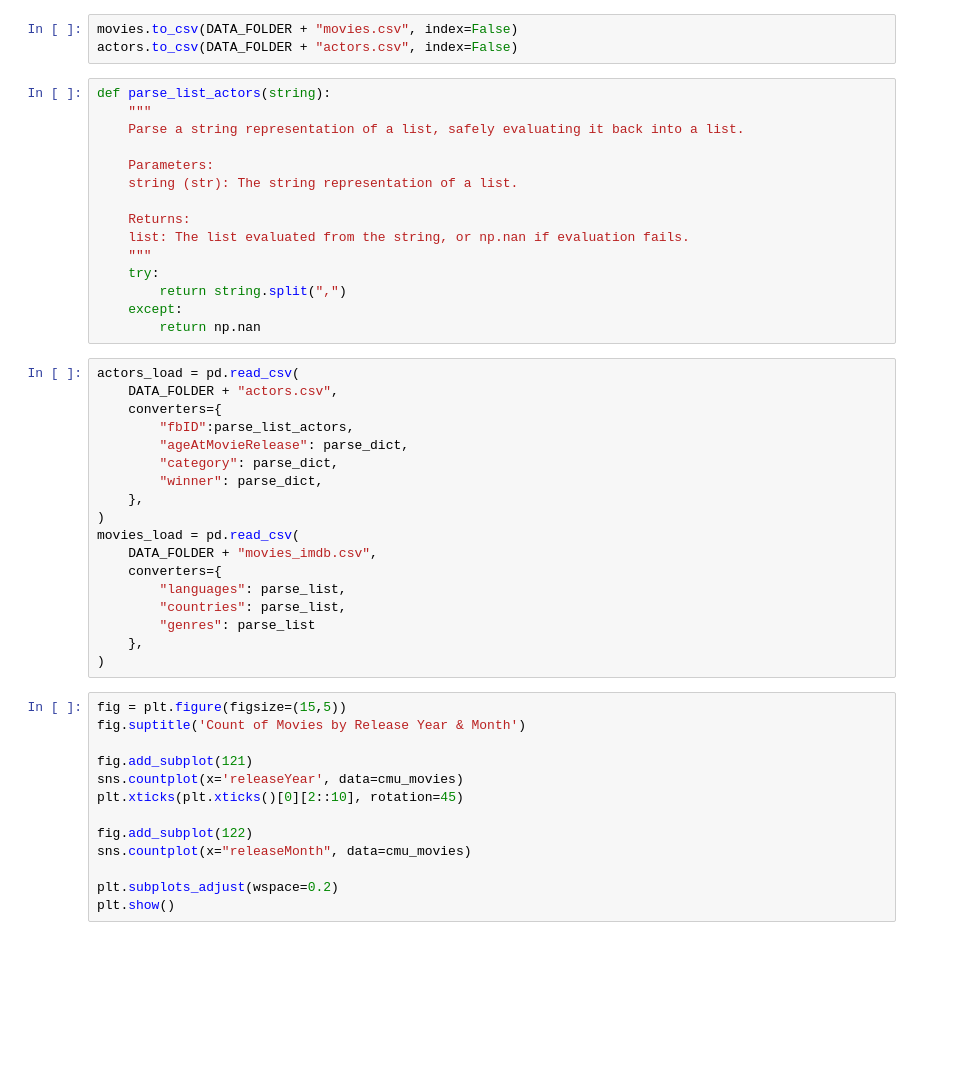
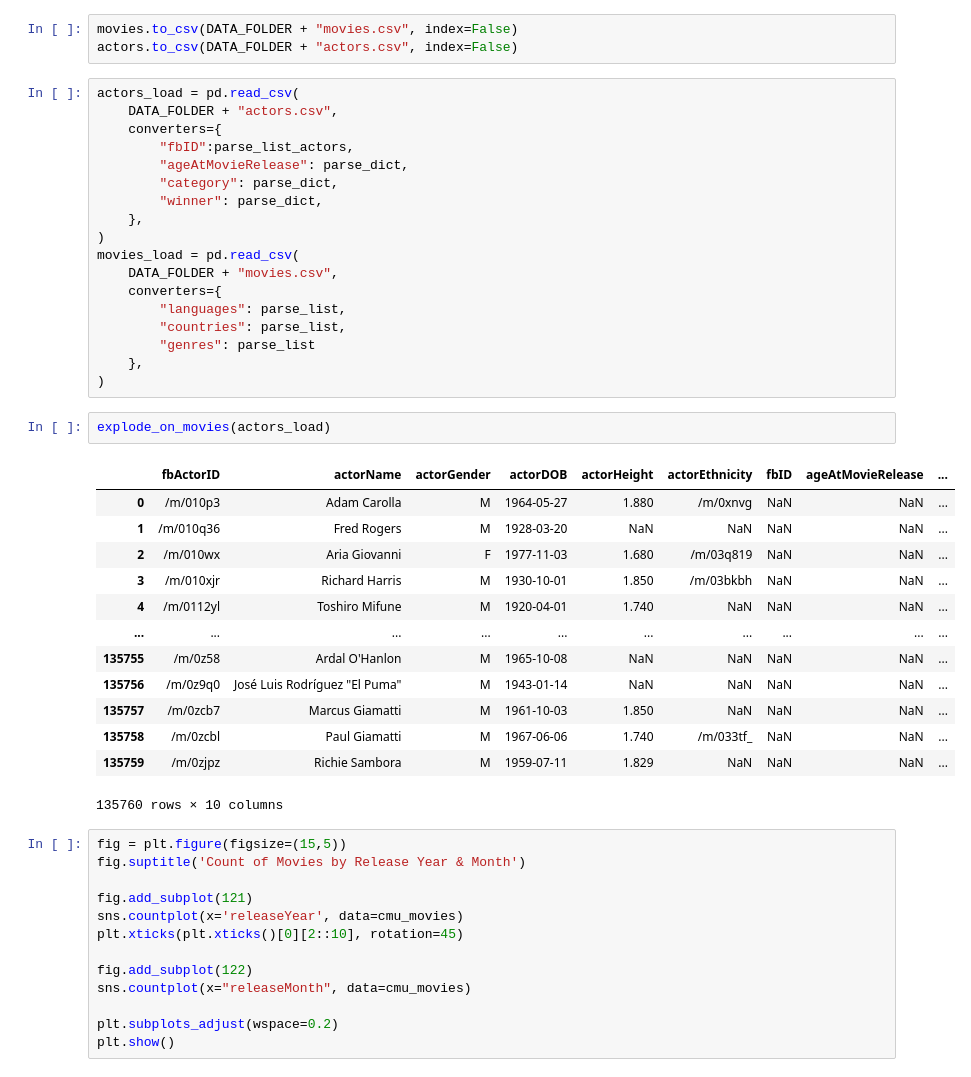
Before and after one commit to epfl-ada/ada-2023-project-lovelace, a Jupyter notebook: Code/project_milestone_2.ipynb, the cells around one changed output. Cells and saved outputs as stored; diff of their text form; blank space fills up the shorter version.

Commit message:
fix explode for movies on actors

```diff
--- a/Code/project_milestone_2.ipynb
+++ b/Code/project_milestone_2.ipynb
@@ -627,21 +627,6 @@ We are excluding columns containing information irrelevant to our analysis from
 # %%
 movies.to_csv(DATA_FOLDER + "movies.csv", index=False)
 actors.to_csv(DATA_FOLDER + "actors.csv", index=False)
-# %%
-def parse_list_actors(string):
-    """
-    Parse a string representation of a list, safely evaluating it back into a list.
-
-    Parameters:
-    string (str): The string representation of a list.
-
-    Returns:
-    list: The list evaluated from the string, or np.nan if evaluation fails.
-    """
-    try:
-        return string.split(",")
-    except:
-        return np.nan
 # %%
 actors_load = pd.read_csv(
     DATA_FOLDER + "actors.csv",
@@ -653,13 +638,29 @@ actors_load = pd.read_csv(
     },
 )
 movies_load = pd.read_csv(
-    DATA_FOLDER + "movies_imdb.csv",
+    DATA_FOLDER + "movies.csv",
     converters={
         "languages": parse_list,
         "countries": parse_list,
         "genres": parse_list
     },
 )
+# %%
+explode_on_movies(actors_load)
+# %% [output]
+|  | fbActorID | actorName | actorGender | actorDOB | actorHeight | actorEthnicity | fbID | ageAtMovieRelease | ... |
+| 0 | /m/010p3 | Adam Carolla | M | 1964-05-27 | 1.880 | /m/0xnvg | NaN | NaN | ... |
+| 1 | /m/010q36 | Fred Rogers | M | 1928-03-20 | NaN | NaN | NaN | NaN | ... |
+| 2 | /m/010wx | Aria Giovanni | F | 1977-11-03 | 1.680 | /m/03q819 | NaN | NaN | ... |
+| 3 | /m/010xjr | Richard Harris | M | 1930-10-01 | 1.850 | /m/03bkbh | NaN | NaN | ... |
+| 4 | /m/0112yl | Toshiro Mifune | M | 1920-04-01 | 1.740 | NaN | NaN | NaN | ... |
+| ... | ... | ... | ... | ... | ... | ... | ... | ... | ... |
+| 135755 | /m/0z58 | Ardal O'Hanlon | M | 1965-10-08 | NaN | NaN | NaN | NaN | ... |
+| 135756 | /m/0z9q0 | José Luis Rodríguez "El Puma" | M | 1943-01-14 | NaN | NaN | NaN | NaN | ... |
+| 135757 | /m/0zcb7 | Marcus Giamatti | M | 1961-10-03 | 1.850 | NaN | NaN | NaN | ... |
+| 135758 | /m/0zcbl | Paul Giamatti | M | 1967-06-06 | 1.740 | /m/033tf_ | NaN | NaN | ... |
+| 135759 | /m/0zjpz | Richie Sambora | M | 1959-07-11 | 1.829 | NaN | NaN | NaN | ... |
+135760 rows × 10 columns
 # %%
 fig = plt.figure(figsize=(15,5))
 fig.suptitle('Count of Movies by Release Year & Month')
```
Also changed, not shown: 1 other file.
